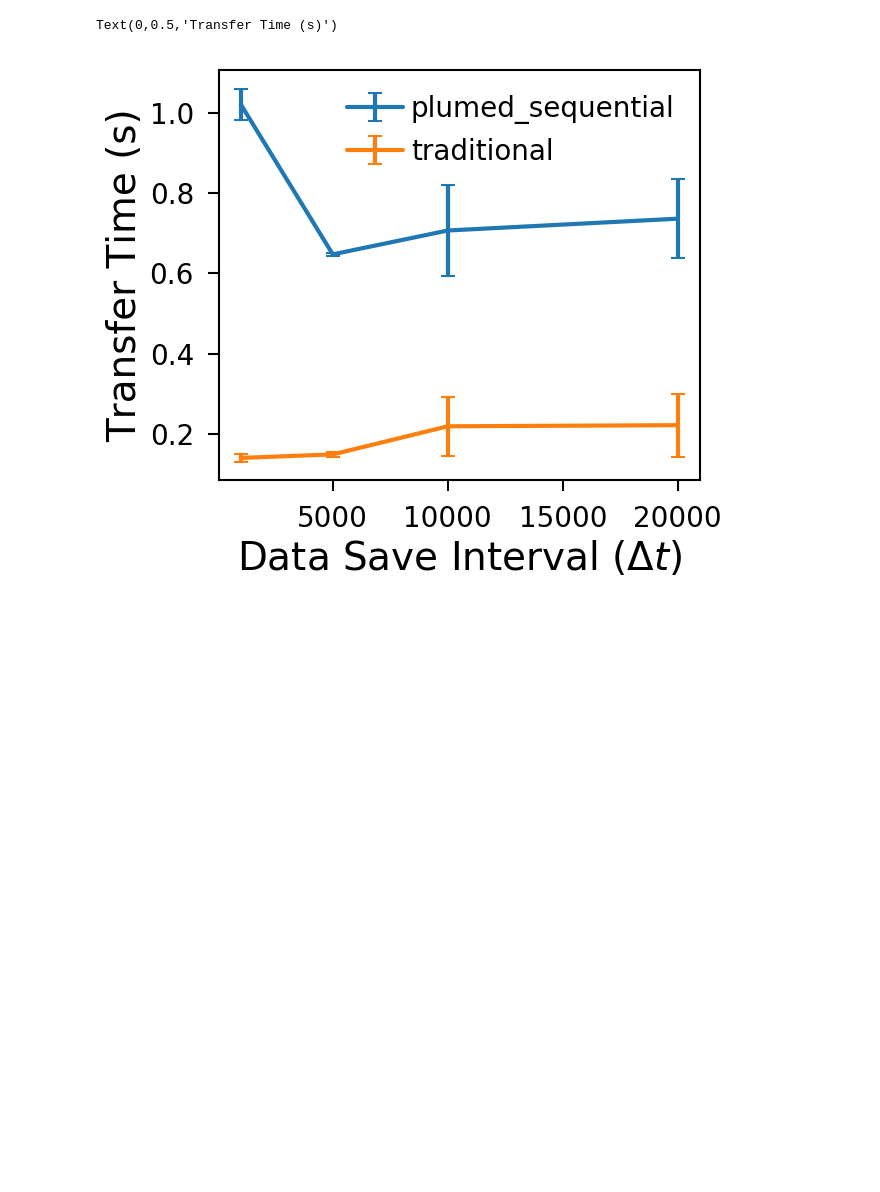
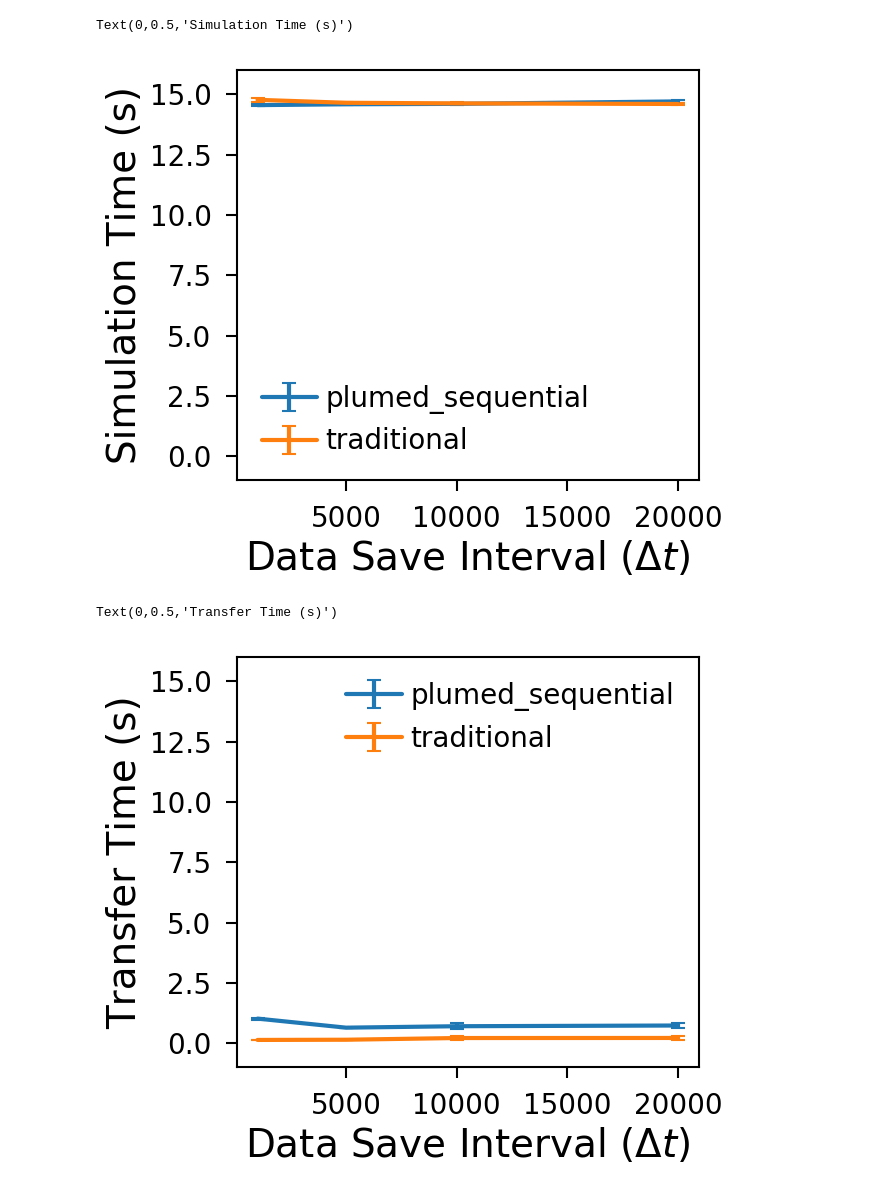
Before and after one commit to Analytics4MD/A4MD, a Jupyter notebook: project/notebooks/vary_data_interval.ipynb, the cells around one changed output. Cells and saved outputs as stored; diff of their text form; code cells hidden in the pictures; blank space fills up the shorter version.

```diff
--- a/project/notebooks/vary_data_interval.ipynb
+++ b/project/notebooks/vary_data_interval.ipynb
@@ -18,6 +18,54 @@ df.head()
 | 1d5939f581a09f42700cbba75b351fbe | 15 | 1 | 1 | 10000 | traditional | 4 | {'a4md/1d5939f5/initialize/0000/e... | 1.807308 | ... |
 | 22c46fb84151100326e258aa27b39b86 | 15 | 1 | 1 | 10000 | plumed_sequential | 5 | {'a4md/22c46fb8/initialize/0000/b... | 1.843293 | ... |
 | 2ffbace23b994e0744dcf97ab4721fe6 | 15 | 1 | 1 | 1000 | plumed_sequential | 2 | {'a4md/2ffbace2/initialize/0000/f... | 12.205382 | ... |
+# %%
+def get_sim_time(log_file): # Modify and Output is left out):
+    sim_time=0
+    sim_time_labels = ['Pair','Neigh','Comm','Other']
+    with open(log_file) as fp:
+            for line in fp:
+                values = line.split('|')
+                if len(values)== 6 and any(label in values[0] for label in sim_time_labels):
+                    values = line.split('|')
+                    sim_time += float(values[2])
+
+    return sim_time
+#df['simulation time']=get_sim_time(project.open_job(df.signac_id.values).fn('log.prod'))
+for jobid in df.index:
+    job=project.open_job(id=jobid)
+    job.document.simulation_time = get_sim_time(job.fn('log.prod'))
+
+
+df_index = pd.DataFrame(project.index())
+df_index = df_index.set_index(['_id'])
+statepoints = {doc['_id']: doc['statepoint'] for doc in project.index()}
+df = pd.DataFrame(statepoints).T.join(df_index)
+# %%
+df_filtered = df[df.L==15]
+for i,(job_type,df_job_type_grp) in enumerate(df_filtered.groupby('job_type')):
+
+    dump_intervals = []
+    a_times = []
+    a_times_sem = []
+    for j,(ddi,df_grp) in enumerate(df_job_type_grp.groupby('data_dump_interval')):
+        a_times.append(df_grp.simulation_time.mean())
+        #print(df_grp.ete_simulation_time)
+        a_times_sem.append(df_grp.simulation_time.sem())
+        dump_intervals.append(ddi)
+        #print(a_times_sem)
+    plt.errorbar(dump_intervals,
+                 a_times,
+                 a_times_sem,
+                 capsize=5,
+                 label=job_type)
+
+plt.legend(fontsize=20)
+plt.ylim(-1,16)
+plt.xlabel('Data Save Interval ($\Delta t$)')
+plt.ylabel('Simulation Time (s)')
+# %% [output]
+Text(0,0.5,'Simulation Time (s)')
+[figure, added]
 # %%
 for i,(job_type,df_job_type_grp) in enumerate(df.groupby('job_type')):
     dump_intervals = []
@@ -35,11 +83,12 @@ for i,(job_type,df_job_type_grp) in enumerate(df.groupby('job_type')):
                  capsize=5,
                  label=job_type)
 plt.legend(fontsize=20)
+plt.ylim(-1,16)
 plt.xlabel('Data Save Interval ($\Delta t$)')
 plt.ylabel('Transfer Time (s)')
 # %% [output]
 Text(0,0.5,'Transfer Time (s)')
-[figure, old version]
+[figure, new version]
 # %%
 for i,(job_type,df_job_type_grp) in enumerate(df.groupby('job_type')):
     dump_intervals = []
```
Also changed, not shown: parts of 4 cells of this notebook.
